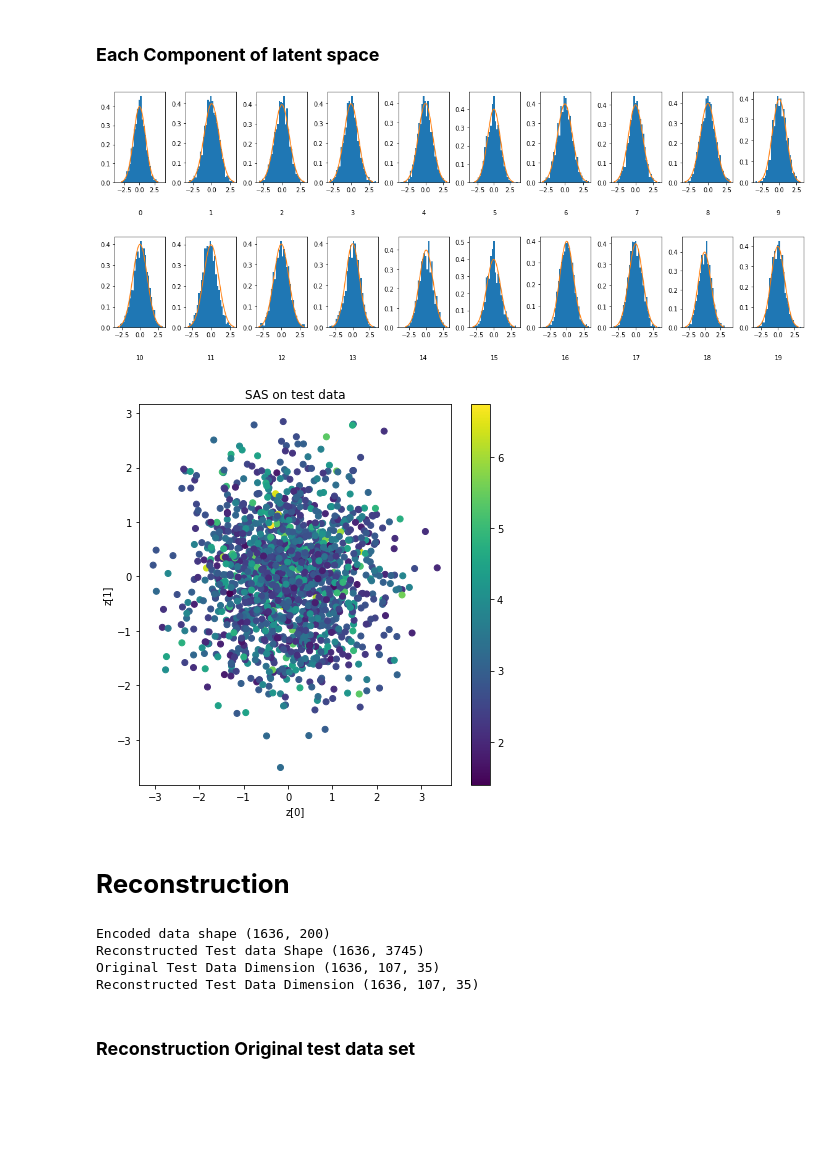
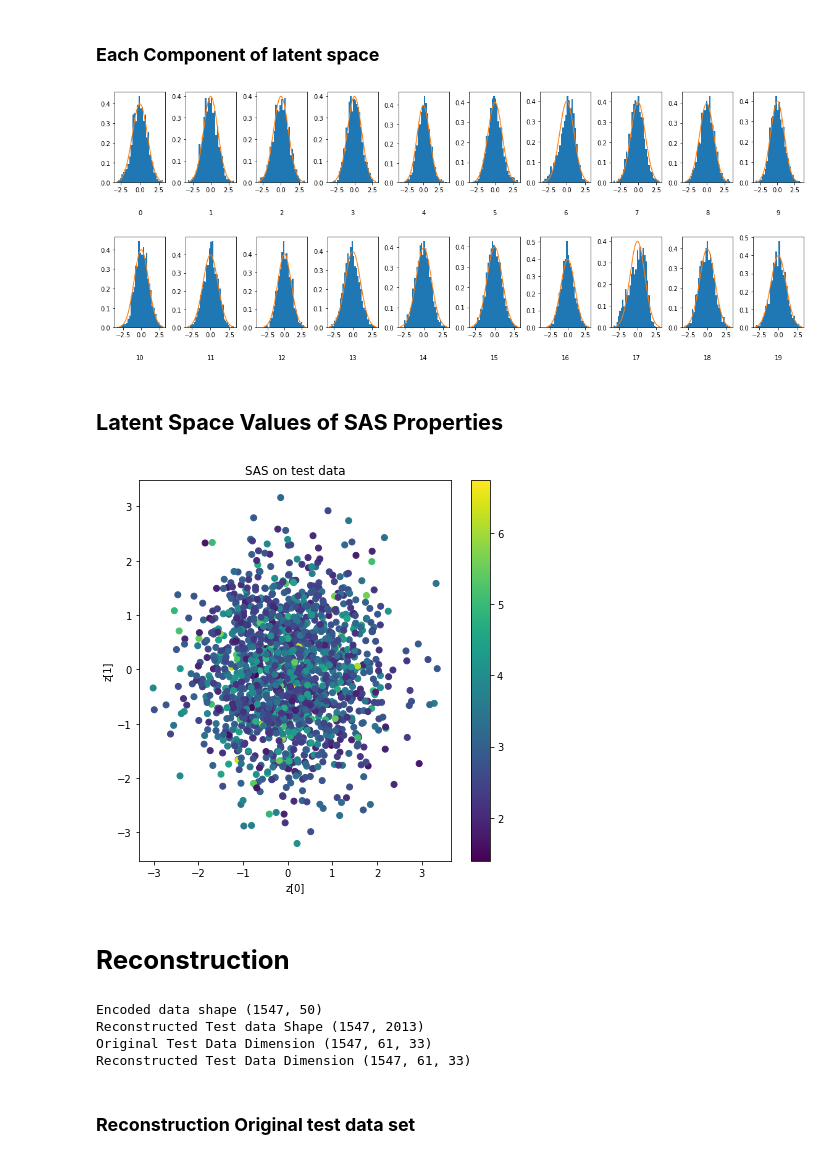
Before and after one commit to chandagrover/Machine-Learning, a Jupyter notebook: 4SAS_SMILEVAE_Predictor.ipynb, the cells around one changed output. Drawn from its saved outputs; the diff is of its cells as text; code cells hidden in the pictures; blank space fills up the shorter version.

```diff
--- a/4SAS_SMILEVAE_Predictor.ipynb
+++ b/4SAS_SMILEVAE_Predictor.ipynb
@@ -109,10 +111,13 @@ drive.mount('/drive')
 WEIGHTS_FOLDER = 'sample_data/weights/'
 import csv
 smifile ='/drive/My Drive/ZINC/Data/ZINC_Data/SMILEWithProp.csv'      #"sample_data/SMILEWithoutProp.csv"
-data = pd.read_csv(smifile, delimiter = ",", header='infer', encoding='utf-8')
+df = pd.read_csv(smifile, delimiter = ",", header='infer', encoding='utf-8')
 # smifile ='/drive/My Drive/ZINC/Data/ZINC_Data/AAAA.smi'
-# data = pd.read_csv(smifile, delimiter = " ", header='infer', encoding='utf-8')
-data.smiles = data.smiles.replace('\n','', regex=True)
+# df = pd.read_csv(smifile, delimiter = " ", header='infer', encoding='utf-8')
+df.smiles = df.smiles.replace('\n','', regex=True)
+data= pd.DataFrame(df[df['smiles'].str.len()<60])
+data=data.reset_index(drop=True)
 NUM_SMILES = len(data)
+print(NUM_SMILES)
 data.head()
 # %% [output]
@@ -252,7 +249,7 @@ X_test = np.reshape(X_test, [-1, orig_dim])
 INPUT_DIM=(orig_dim,)   # SMILES dimension
 intermediate_dim=512
 BATCH_SIZE=5
-Z_DIM=200# Dimension of the latent vector (z)
+Z_DIM=50# Dimension of the latent vector (z)
 epochs=50
 pre_trained=False
 # %% [markdown]
@@ -505,26 +506,28 @@ for i in range(20):
 
 plt.show()
 # %% [output]
-[figure, old version]
+[figure, new version]
+# %% [markdown]
+## **Latent Space Values of SAS Properties**
 # %%
 from sklearn.manifold import TSNE
 z_mean = encoder.predict(X_test)
 # print(z_mean)
-model_name='VAESMILES_Latent'
+model_name='/drive/My Drive/ZINC/Models/OnlyQED/Diagram/'
 os.makedirs(model_name, exist_ok=True)
-filename = os.path.join(model_name, "smilesvae_mean.png")
+filename = os.path.join(model_name, "VAESMILES_SASLatent_mean.png")
 
 # z_embedded = TSNE(n_components=2).fit_transform(z_mean)
 plt.figure(figsize=(7,7))
 plt.scatter(z_mean[:, 0], z_mean[:, 1], c=SAS_test)
 plt.colorbar()
 plt.xlabel("z[0]")
 plt.ylabel("z[1]")
 plt.title('SAS on test data')
 plt.savefig(filename)
 plt.show()
 # %% [output]
-[figure, old version]
+[figure, new version]
 # %% [markdown]
 # **Reconstruction**
 # %%
@@ -543,10 +546,10 @@ reconst_test = decoded_xtest.reshape(len(X_test), mol_size_x,mol_size_y)
 print("Original Test Data Dimension",orig_test.shape)
 print("Reconstructed Test Data Dimension", reconst_test.shape)
 # %% [output]
-Encoded data shape (1636, 200)
-Reconstructed Test data Shape (1636, 3745)
-Original Test Data Dimension (1636, 107, 35)
-Reconstructed Test Data Dimension (1636, 107, 35)
+Encoded data shape (1547, 50)
+Reconstructed Test data Shape (1547, 2013)
+Original Test Data Dimension (1547, 61, 33)
+Reconstructed Test Data Dimension (1547, 61, 33)
 # %% [markdown]
 ### **Reconstruction Original test data set**
 # %%
```
Also changed, not shown: parts of 22 cells of this notebook.
